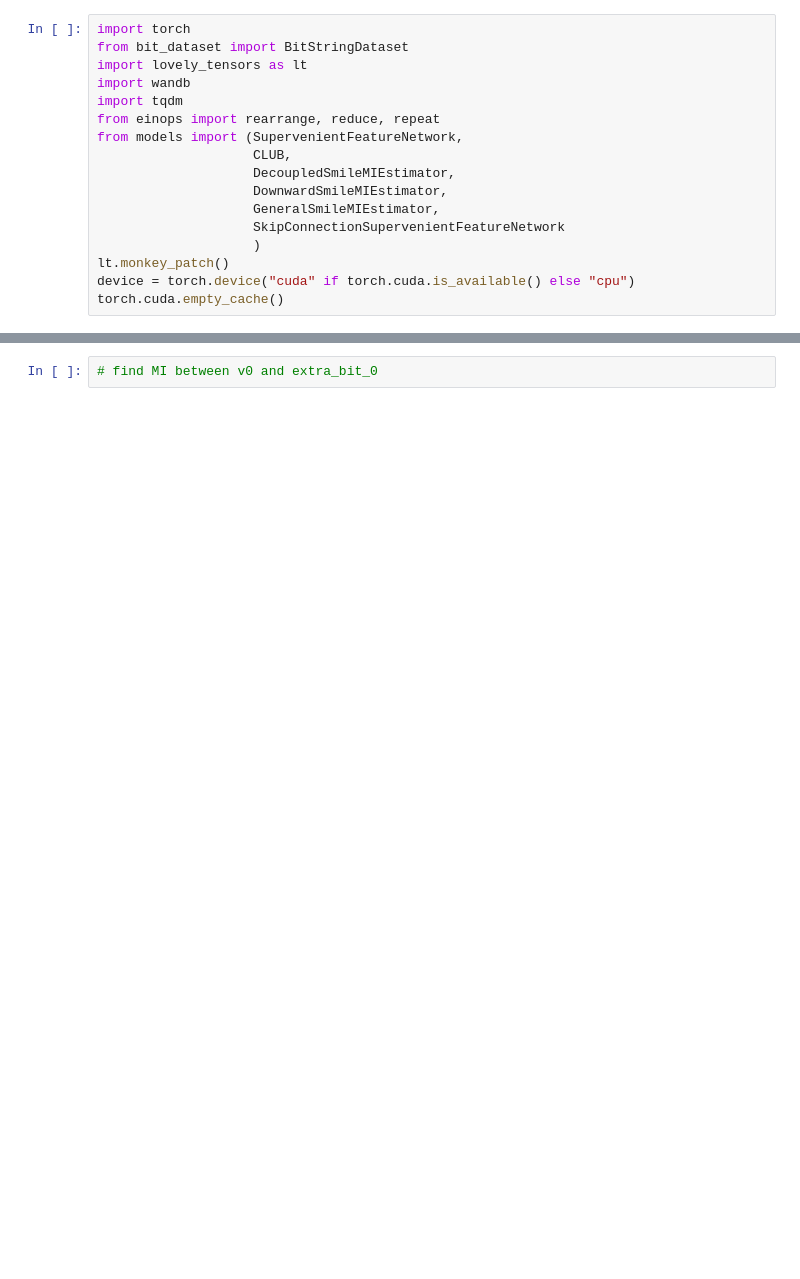
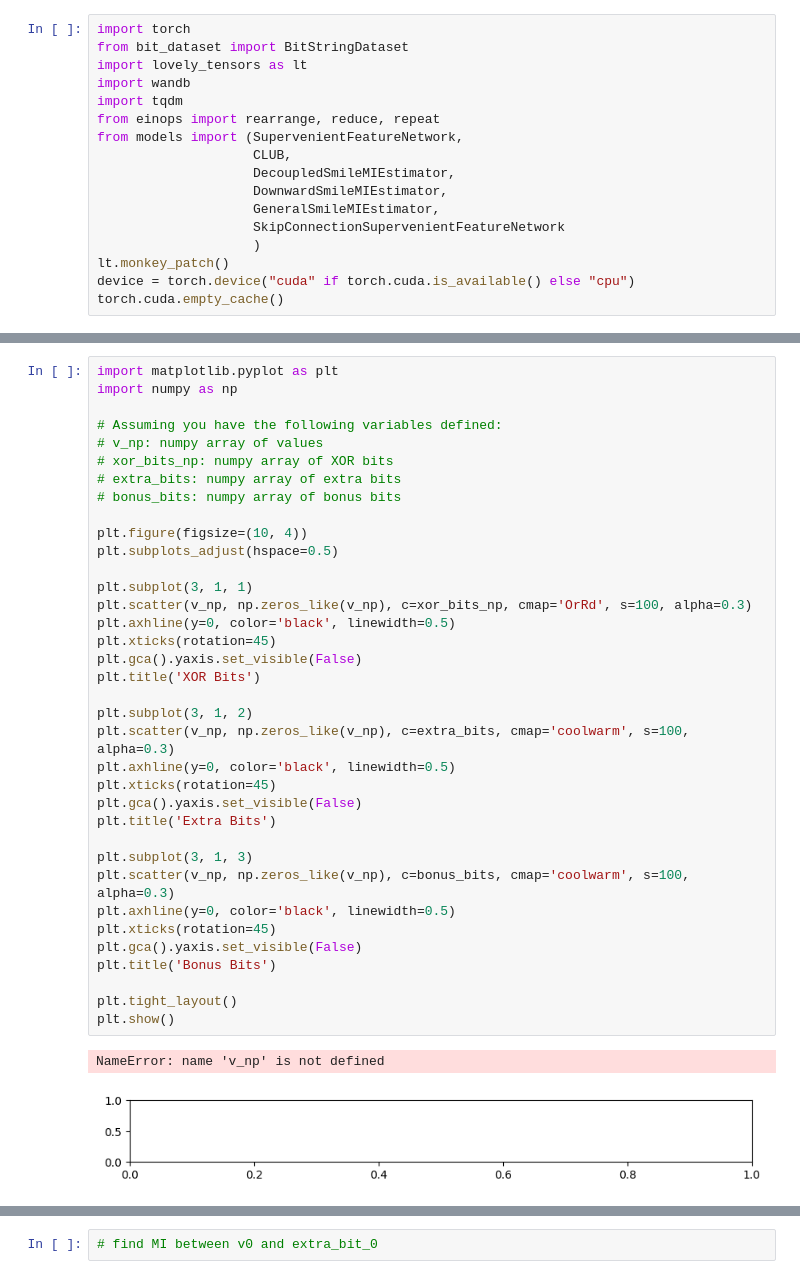
Before and after one commit to David-McSharry/info-theory-experiments, a Jupyter notebook: emergence_from_bits.ipynb, the cells around one changed output, grey strips where cells are left out. Saved outputs shown, nothing was run; the diff lists cells and outputs as text; blank space fills up the shorter version.

```diff
--- a/emergence_from_bits.ipynb
+++ b/emergence_from_bits.ipynb
@@ -596,3 +838,42 @@ plt.show()
+# %%
+import matplotlib.pyplot as plt
+import numpy as np
+
+# Assuming you have the following variables defined:
+# v_np: numpy array of values
+# xor_bits_np: numpy array of XOR bits
+# extra_bits: numpy array of extra bits
+# bonus_bits: numpy array of bonus bits
+
+plt.figure(figsize=(10, 4))
+plt.subplots_adjust(hspace=0.5)
+
+plt.subplot(3, 1, 1)
+plt.scatter(v_np, np.zeros_like(v_np), c=xor_bits_np, cmap='OrRd', s=100, alpha=0.3)
+plt.axhline(y=0, color='black', linewidth=0.5)
+plt.xticks(rotation=45)
+plt.gca().yaxis.set_visible(False)
+plt.title('XOR Bits')
+
+plt.subplot(3, 1, 2)
+plt.scatter(v_np, np.zeros_like(v_np), c=extra_bits, cmap='coolwarm', s=100, alpha=0.3)
+plt.axhline(y=0, color='black', linewidth=0.5)
+plt.xticks(rotation=45)
+plt.gca().yaxis.set_visible(False)
+plt.title('Extra Bits')
+
+plt.subplot(3, 1, 3)
+plt.scatter(v_np, np.zeros_like(v_np), c=bonus_bits, cmap='coolwarm', s=100, alpha=0.3)
+plt.axhline(y=0, color='black', linewidth=0.5)
+plt.xticks(rotation=45)
+plt.gca().yaxis.set_visible(False)
+plt.title('Bonus Bits')
+
+plt.tight_layout()
+plt.show()
+# %% [output]
+NameError: name 'v_np' is not defined
+[figure, added]
 # %%
 
 for batch in trainloader:
```
Also changed, not shown: parts of 22 cells of this notebook, 5 other files.
